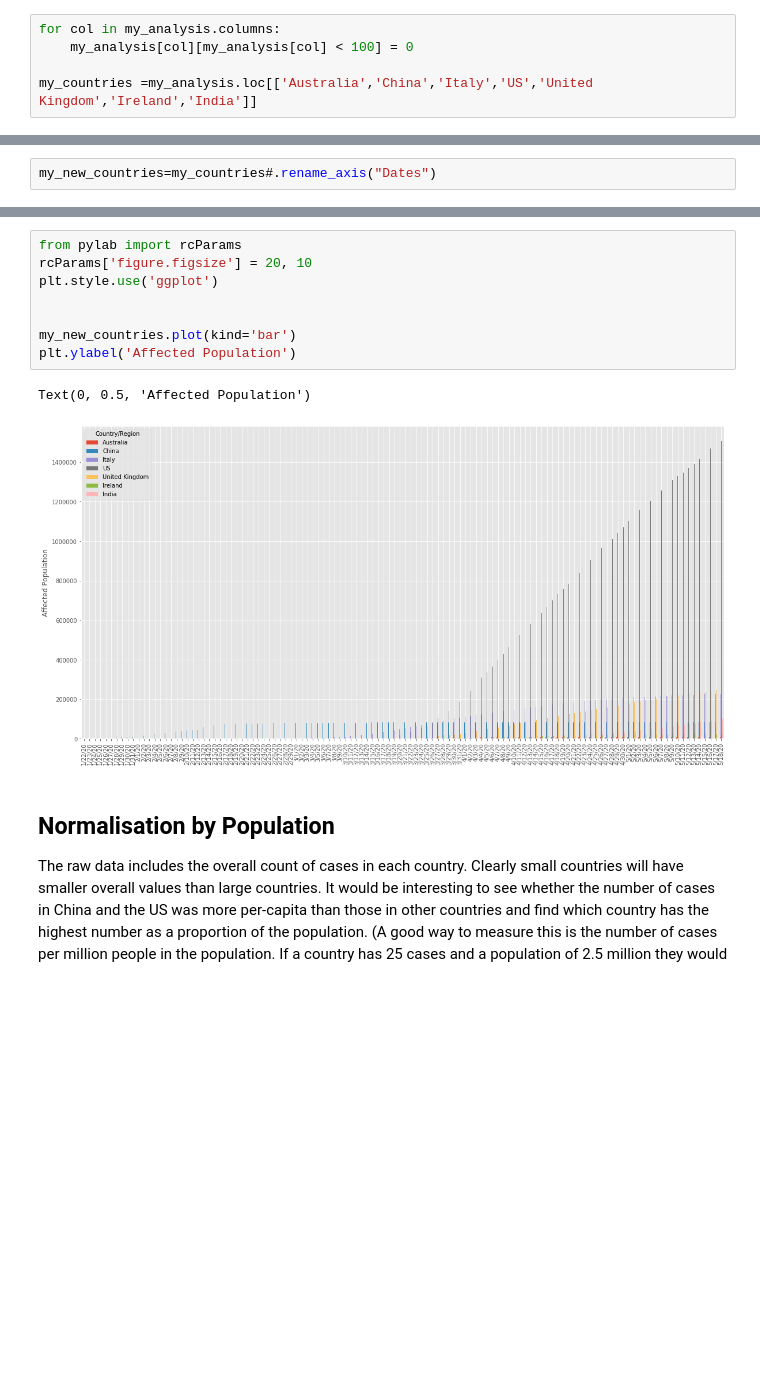
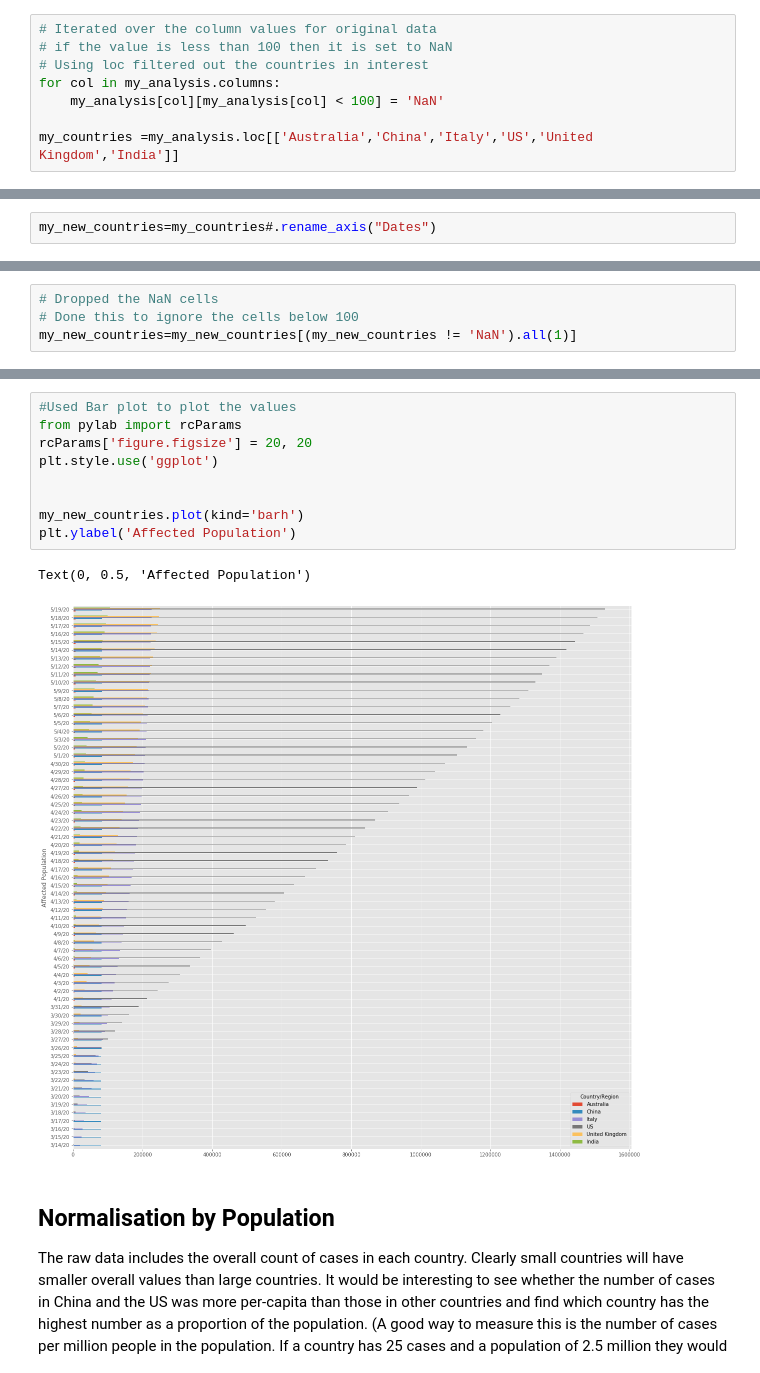
Before and after one commit to bhagyashreedhebe/Portfolios, a Jupyter notebook: Portfolio 2.ipynb, the cells around one changed output, grey strips where cells are left out. Drawn from its saved outputs; the diff is of its cells as text; blank space fills up the shorter version.

```diff
--- a/Portfolio 2.ipynb
+++ b/Portfolio 2.ipynb
@@ -137,5 +121,8 @@ my_analysis
 # %%
+# Iterated over the column values for original data
+# if the value is less than 100 then it is set to NaN
+# Using loc filtered out the countries in interest
 for col in my_analysis.columns:
-    my_analysis[col][my_analysis[col] < 100] = 0
+    my_analysis[col][my_analysis[col] < 100] = 'NaN'
 
-my_countries =my_analysis.loc[['Australia','China','Italy','US','United Kingdom','Ireland','India']]
+my_countries =my_analysis.loc[['Australia','China','Italy','US','United Kingdom','India']]
@@ -178,3 +170,7 @@ my_new_countries[(my_new_countries != 0).all(1)]
+# %%
+# Dropped the NaN cells
+# Done this to ignore the cells below 100
+my_new_countries=my_new_countries[(my_new_countries != 'NaN').all(1)]
 # %%
 plt.rcParams['figure.figsize'] = (10,7)
 my_new_countries.plot()
@@ -184,14 +180,15 @@ my_new_countries.plot()
 # %%
+#Used Bar plot to plot the values
 from pylab import rcParams
-rcParams['figure.figsize'] = 20, 10
+rcParams['figure.figsize'] = 20, 20
 plt.style.use('ggplot')
 
 
-my_new_countries.plot(kind='bar')
+my_new_countries.plot(kind='barh')
 plt.ylabel('Affected Population')
 # %% [output]
 Text(0, 0.5, 'Affected Population')
-[figure, old version]
+[figure, new version]
 # %% [markdown]
 ## Normalisation by Population
 
```
Also changed, not shown: parts of 68 cells of this notebook.
